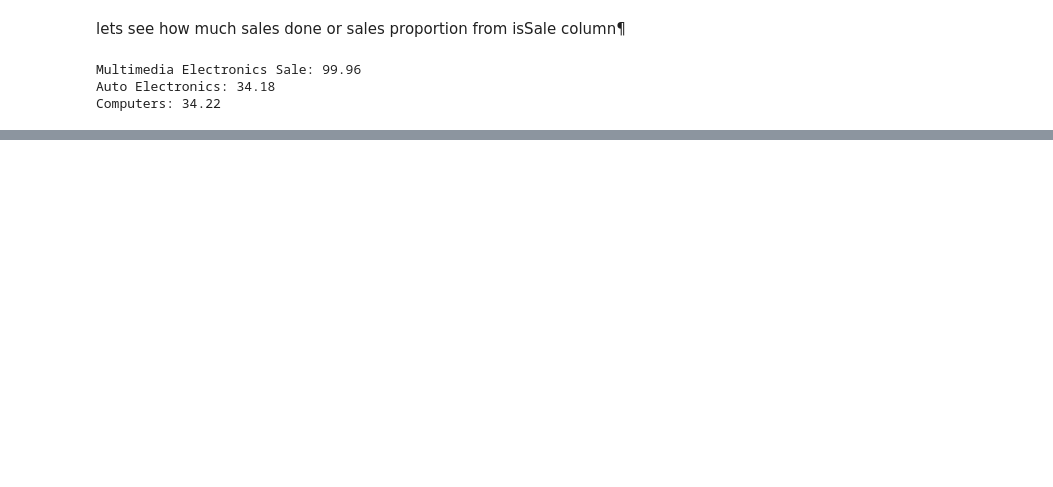
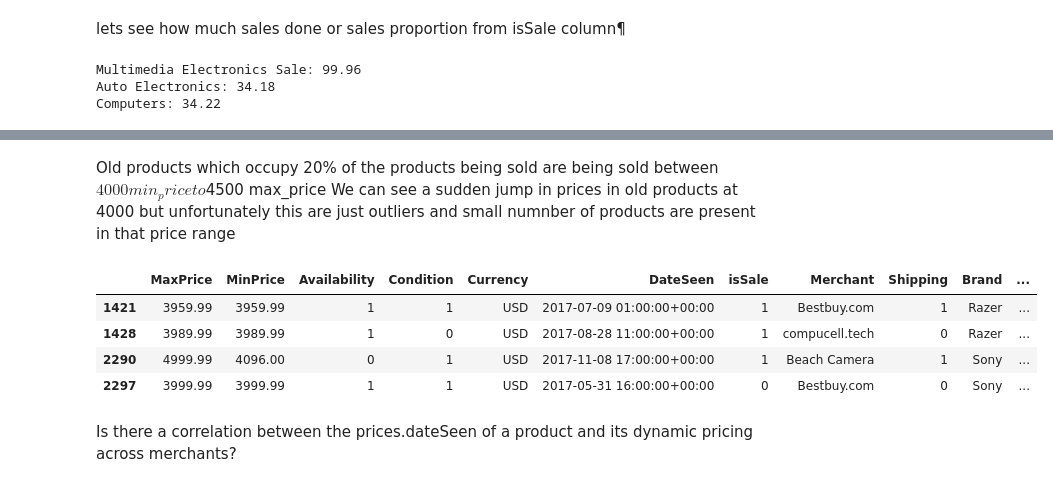
Before and after one commit to MboyaDan/product_analysis, a Jupyter notebook: elec_productpricing_analysis.ipynb, the cells around one changed output, grey strips where cells are left out. Drawn from its saved outputs; the diff is of its cells as text; code cells hidden in the pictures; blank space fills up the shorter version.

```diff
--- a/elec_productpricing_analysis.ipynb
+++ b/elec_productpricing_analysis.ipynb
@@ -421,0 +441,13 @@ Computers: 34.22
+# %% [markdown]
+Old products which occupy 20% of the products being sold are being sold between $4000min_price to $4500 max_price
+We can see a sudden jump in prices in old products at 4000 but unfortunately this are just outliers and small numnber of products are present in that price range
+# %%
+df1[(df1['MinPrice']>3900) & (df['MinPrice']<4100)] # 1428 is the outlier behind that sudden jump
+# %% [output]
+|  | MaxPrice | MinPrice | Availability | Condition | Currency | DateSeen | isSale | Merchant | Shipping | Brand | ... |
+| 1421 | 3959.99 | 3959.99 | 1 | 1 | USD | 2017-07-09 01:00:00+00:00 | 1 | Bestbuy.com | 1 | Razer | ... |
+| 1428 | 3989.99 | 3989.99 | 1 | 0 | USD | 2017-08-28 11:00:00+00:00 | 1 | compucell.tech | 0 | Razer | ... |
+| 2290 | 4999.99 | 4096.00 | 0 | 1 | USD | 2017-11-08 17:00:00+00:00 | 1 | Beach Camera | 1 | Sony | ... |
+| 2297 | 3999.99 | 3999.99 | 1 | 1 | USD | 2017-05-31 16:00:00+00:00 | 0 | Bestbuy.com | 0 | Sony | ... |
+# %% [markdown]
+ Is there a correlation between the prices.dateSeen of a product and its dynamic pricing across merchants?
```
Also changed, not shown: parts of 11 cells of this notebook.
